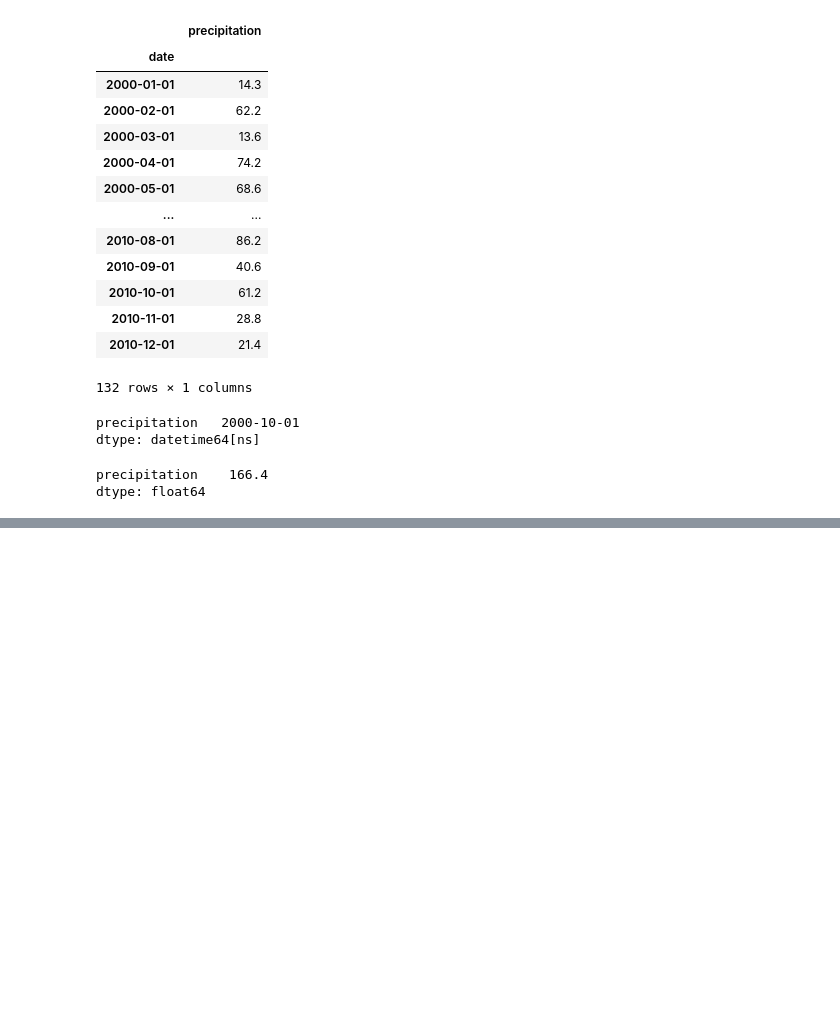
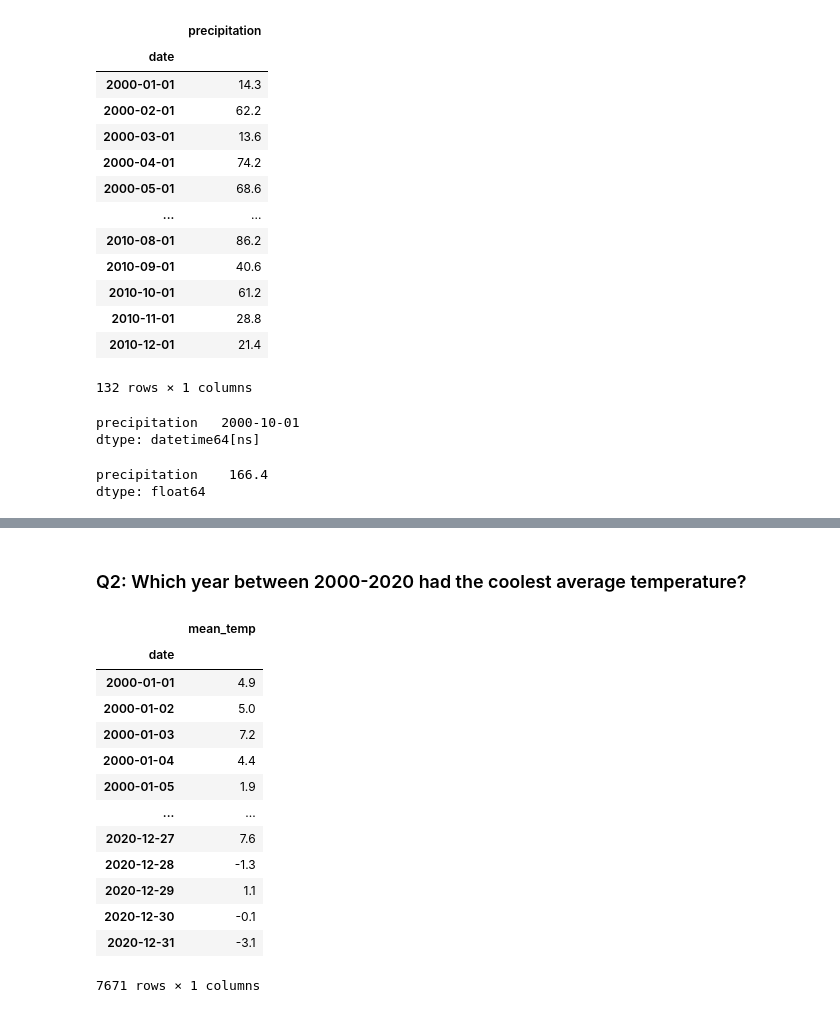
Before and after one commit to LoveidaLucero/Time-Series-Analysis, a Jupyter notebook: Resampling Datetime Data.ipynb, the cells around one changed output, grey strips where cells are left out. Drawn from its saved outputs; the diff is of its cells as text; code cells hidden in the pictures; blank space fills up the shorter version.

```diff
--- a/Resampling Datetime Data.ipynb
+++ b/Resampling Datetime Data.ipynb
@@ -198,0 +202,21 @@ fig.autofmt_xdate(which='major', rotation=90, ha='center');
+# %% [markdown]
+### Q2: Which year between 2000-2020 had the coolest average temperature?
+# %%
+# make copy of df and filter column/year
+ts = df_filtered.loc['2000':,['mean_temp']].copy()
+ts
+# %% [output]
+|  | mean_temp |
+| date |  |
+| 2000-01-01 | 4.9 |
+| 2000-01-02 | 5.0 |
+| 2000-01-03 | 7.2 |
+| 2000-01-04 | 4.4 |
+| 2000-01-05 | 1.9 |
+| ... | ... |
+| 2020-12-27 | 7.6 |
+| 2020-12-28 | -1.3 |
+| 2020-12-29 | 1.1 |
+| 2020-12-30 | -0.1 |
+| 2020-12-31 | -3.1 |
+7671 rows × 1 columns
```
Also changed, not shown: parts of 9 cells of this notebook.
